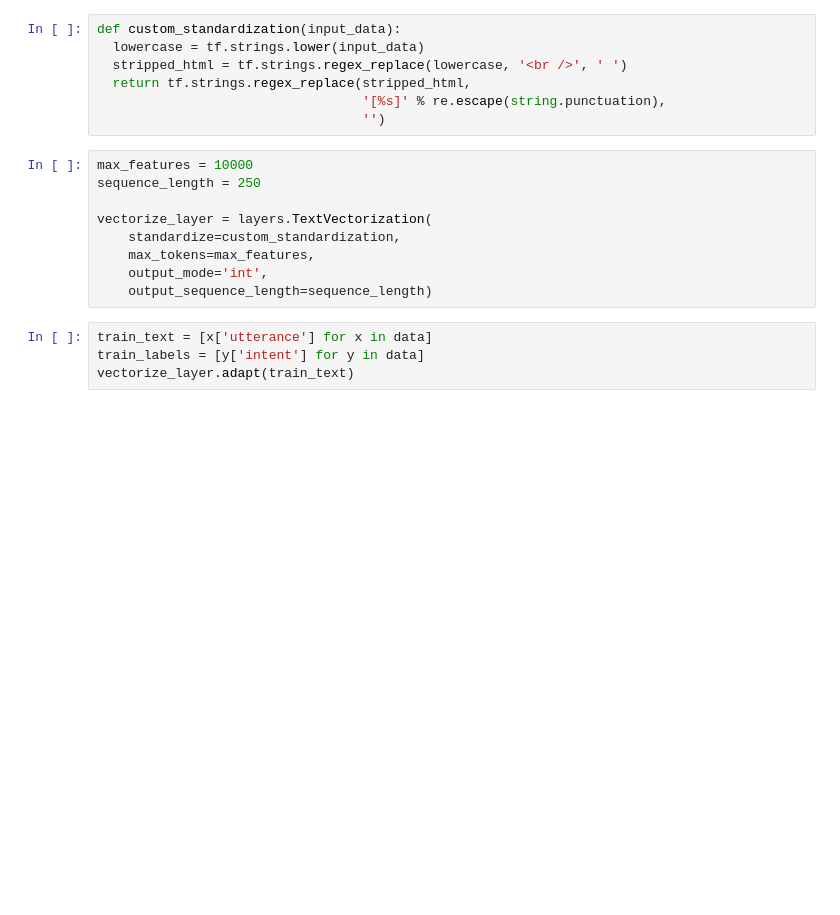
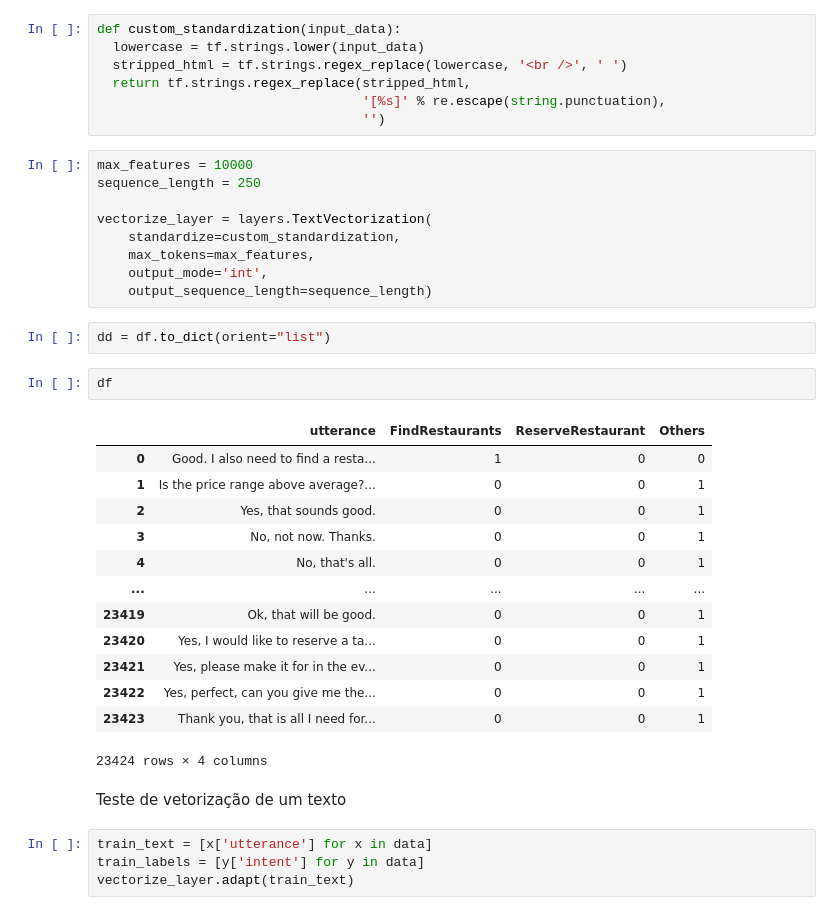
Before and after one commit to IndioP/Projeto_NLP, a Jupyter notebook: NLP.ipynb, the cells around one changed output. Drawn from its saved outputs; the diff is of its cells as text; blank space fills up the shorter version.

```diff
--- a/NLP.ipynb
+++ b/NLP.ipynb
@@ -337,6 +410,26 @@ vectorize_layer = layers.TextVectorization(
     max_tokens=max_features,
     output_mode='int',
     output_sequence_length=sequence_length)
+# %%
+dd = df.to_dict(orient="list")
+# %%
+df
+# %% [output]
+|  | utterance | FindRestaurants | ReserveRestaurant | Others |
+| 0 | Good. I also need to find a resta... | 1 | 0 | 0 |
+| 1 | Is the price range above average?... | 0 | 0 | 1 |
+| 2 | Yes, that sounds good. | 0 | 0 | 1 |
+| 3 | No, not now. Thanks. | 0 | 0 | 1 |
+| 4 | No, that's all. | 0 | 0 | 1 |
+| ... | ... | ... | ... | ... |
+| 23419 | Ok, that will be good. | 0 | 0 | 1 |
+| 23420 | Yes, I would like to reserve a ta... | 0 | 0 | 1 |
+| 23421 | Yes, please make it for in the ev... | 0 | 0 | 1 |
+| 23422 | Yes, perfect, can you give me the... | 0 | 0 | 1 |
+| 23423 | Thank you, that is all I need for... | 0 | 0 | 1 |
+23424 rows × 4 columns
+# %% [markdown]
+Teste de vetorização de um texto
 # %%
 train_text = [x['utterance'] for x in data]
 train_labels = [y['intent'] for y in data]
```
Also changed, not shown: parts of 31 cells of this notebook.
